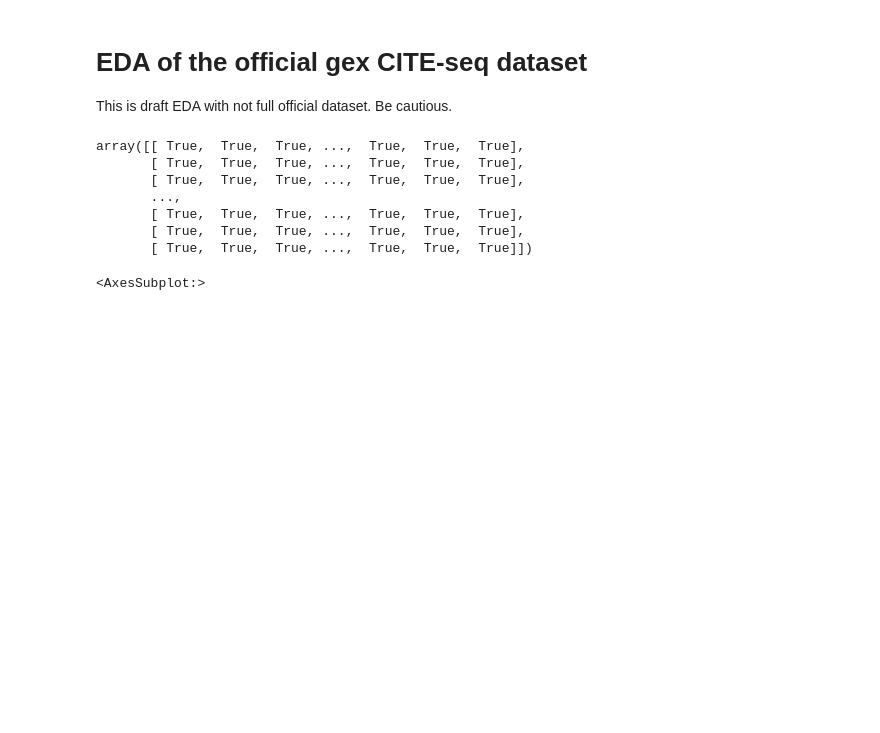
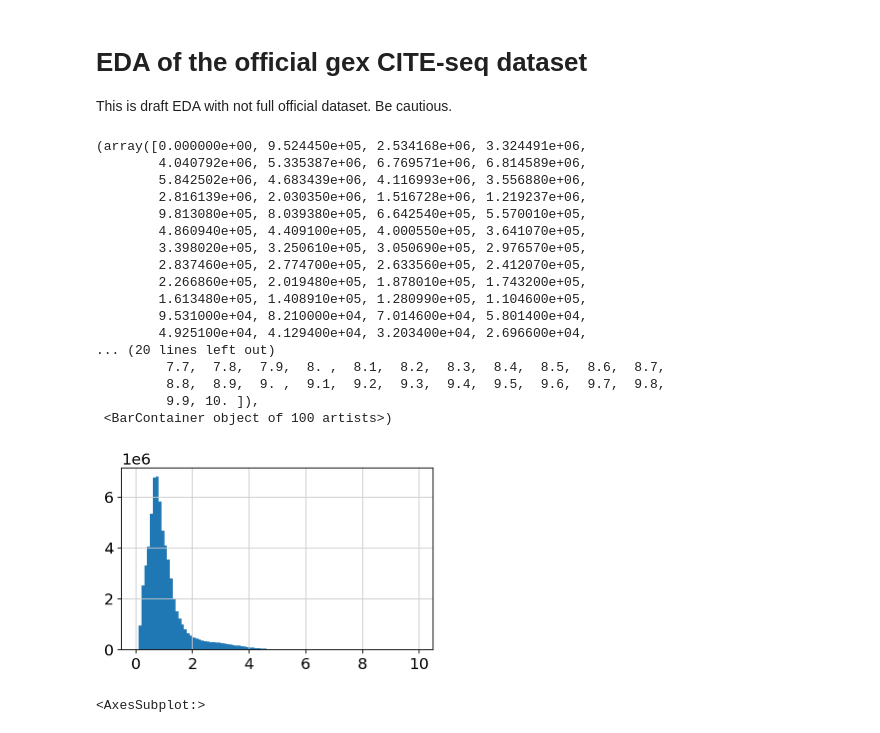
Before and after one commit to SteshinSS/NeurIPS2021, a Jupyter notebook: notebooks/EDA/official/gex_adt.ipynb, the cells around one changed output. Saved outputs shown, nothing was run; the diff lists cells and outputs as text; code cells hidden in the pictures; blank space fills up the shorter version.

```diff
--- a/notebooks/EDA/official/gex_adt.ipynb
+++ b/notebooks/EDA/official/gex_adt.ipynb
@@ -16,17 +16,31 @@ sc.set_figure_params(figsize=(5, 3))  # set figsize for plots
 # %%
 data = ad.read_h5ad("data/official/common/openproblems_bmmc_cite_phase1/openproblems_bmmc_cite_phase1.manual_formatting.output_rna.h5ad")
 # %%
-X = data.X.toarray()
+X = data.X.toarray().flatten()
 # %%
-X == 0.0
+X = X[X > 0.01]
-# %% [output]
-array([[ True,  True,  True, ...,  True,  True,  True],
-       [ True,  True,  True, ...,  True,  True,  True],
-       [ True,  True,  True, ...,  True,  True,  True],
-       ...,
-       [ True,  True,  True, ...,  True,  True,  True],
-       [ True,  True,  True, ...,  True,  True,  True],
-       [ True,  True,  True, ...,  True,  True,  True]])
+# %%
+import matplotlib.pyplot as plt
+plt.hist(X, range=(0, 10), bins=100)
+# %% [output]
+(array([0.000000e+00, 9.524450e+05, 2.534168e+06, 3.324491e+06,
+        4.040792e+06, 5.335387e+06, 6.769571e+06, 6.814589e+06,
+        5.842502e+06, 4.683439e+06, 4.116993e+06, 3.556880e+06,
+        2.816139e+06, 2.030350e+06, 1.516728e+06, 1.219237e+06,
+        9.813080e+05, 8.039380e+05, 6.642540e+05, 5.570010e+05,
+        4.860940e+05, 4.409100e+05, 4.000550e+05, 3.641070e+05,
+        3.398020e+05, 3.250610e+05, 3.050690e+05, 2.976570e+05,
+        2.837460e+05, 2.774700e+05, 2.633560e+05, 2.412070e+05,
+        2.266860e+05, 2.019480e+05, 1.878010e+05, 1.743200e+05,
+        1.613480e+05, 1.408910e+05, 1.280990e+05, 1.104600e+05,
+        9.531000e+04, 8.210000e+04, 7.014600e+04, 5.801400e+04,
+        4.925100e+04, 4.129400e+04, 3.203400e+04, 2.696600e+04,
+... (20 lines left out)
+         7.7,  7.8,  7.9,  8. ,  8.1,  8.2,  8.3,  8.4,  8.5,  8.6,  8.7,
+         8.8,  8.9,  9. ,  9.1,  9.2,  9.3,  9.4,  9.5,  9.6,  9.7,  9.8,
+         9.9, 10. ]),
+ <BarContainer object of 100 artists>)
+[figure, added]
 # %%
 del data
 # %%
```
Also changed, not shown: 5 other files.
